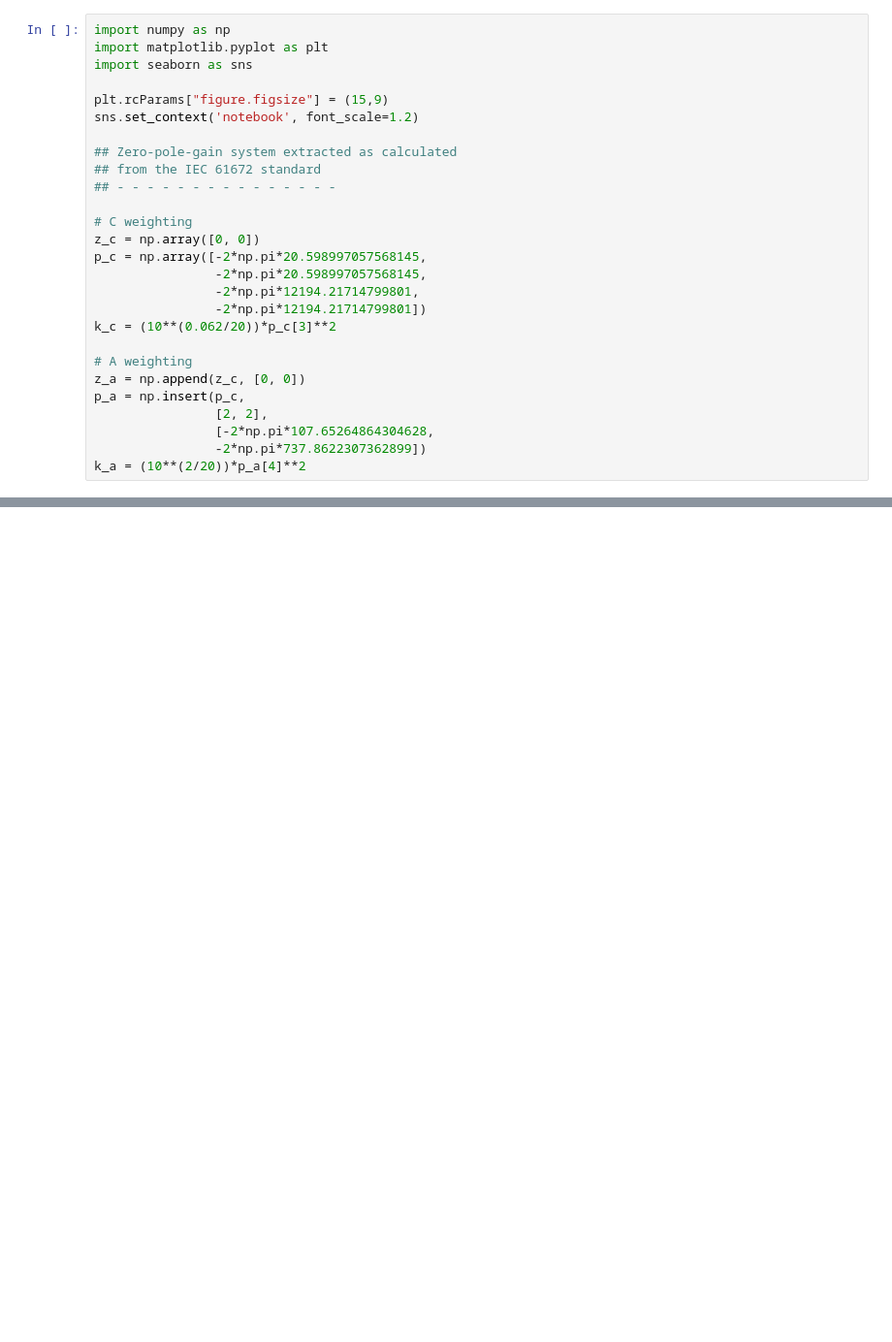
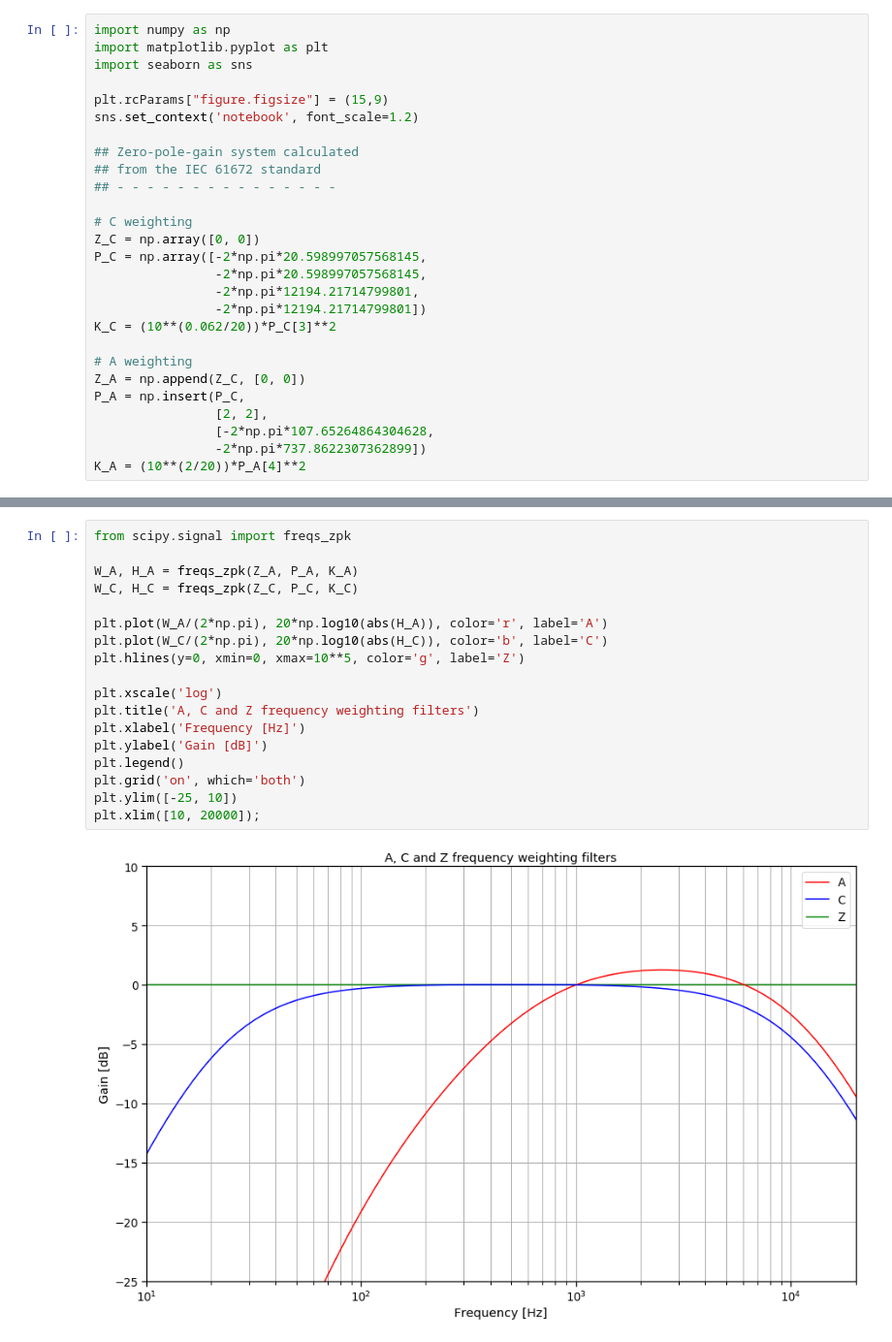
Before and after one commit to tiaqui/my_thesis, a Jupyter notebook: notebooks/2. A, C and Z frequency weightings.ipynb, the cells around one changed output, grey strips where cells are left out. Shown at 97% size. Drawn from its saved outputs; the diff is of its cells as text; blank space fills up the shorter version.

Commit message:
New functions in utils.py. Saved the coefficients for the A and C frequency weighitng filters. Refreshed notebook 1 and progress on notebook 2

```diff
--- a/notebooks/2. A, C and Z frequency weightings.ipynb
+++ b/notebooks/2. A, C and Z frequency weightings.ipynb
@@ -26,23 +26,23 @@ import seaborn as sns
 plt.rcParams["figure.figsize"] = (15,9)
 sns.set_context('notebook', font_scale=1.2)
 
-## Zero-pole-gain system extracted as calculated
+## Zero-pole-gain system calculated
 ## from the IEC 61672 standard
 ## - - - - - - - - - - - - - - -
 
 # C weighting
-z_c = np.array([0, 0])
-p_c = np.array([-2*np.pi*20.598997057568145,
+Z_C = np.array([0, 0])
+P_C = np.array([-2*np.pi*20.598997057568145,
                 -2*np.pi*20.598997057568145,
                 -2*np.pi*12194.21714799801,
                 -2*np.pi*12194.21714799801])
-k_c = (10**(0.062/20))*p_c[3]**2
+K_C = (10**(0.062/20))*P_C[3]**2
 
 # A weighting
-z_a = np.append(z_c, [0, 0])
-p_a = np.insert(p_c,
+Z_A = np.append(Z_C, [0, 0])
+P_A = np.insert(P_C,
                 [2, 2],
                 [-2*np.pi*107.65264864304628,
                 -2*np.pi*737.8622307362899])
-k_a = (10**(2/20))*p_a[4]**2
+K_A = (10**(2/20))*P_A[4]**2
 # %% [markdown]
@@ -54,0 +54,20 @@ array([  -129.42731565,   -129.42731565,   -676.40154023,  -4636.12512689,
+# %%
+from scipy.signal import freqs_zpk
+
+W_A, H_A = freqs_zpk(Z_A, P_A, K_A)
+W_C, H_C = freqs_zpk(Z_C, P_C, K_C)
+
+plt.plot(W_A/(2*np.pi), 20*np.log10(abs(H_A)), color='r', label='A')
+plt.plot(W_C/(2*np.pi), 20*np.log10(abs(H_C)), color='b', label='C')
+plt.hlines(y=0, xmin=0, xmax=10**5, color='g', label='Z')
+
+plt.xscale('log')
+plt.title('A, C and Z frequency weighting filters')
+plt.xlabel('Frequency [Hz]')
+plt.ylabel('Gain [dB]')
+plt.legend()
+plt.grid('on', which='both')
+plt.ylim([-25, 10])
+plt.xlim([10, 20000]);
+# %% [output]
+[figure, added]
```
Also changed, not shown: parts of 8 cells of this notebook, 1 other file.
